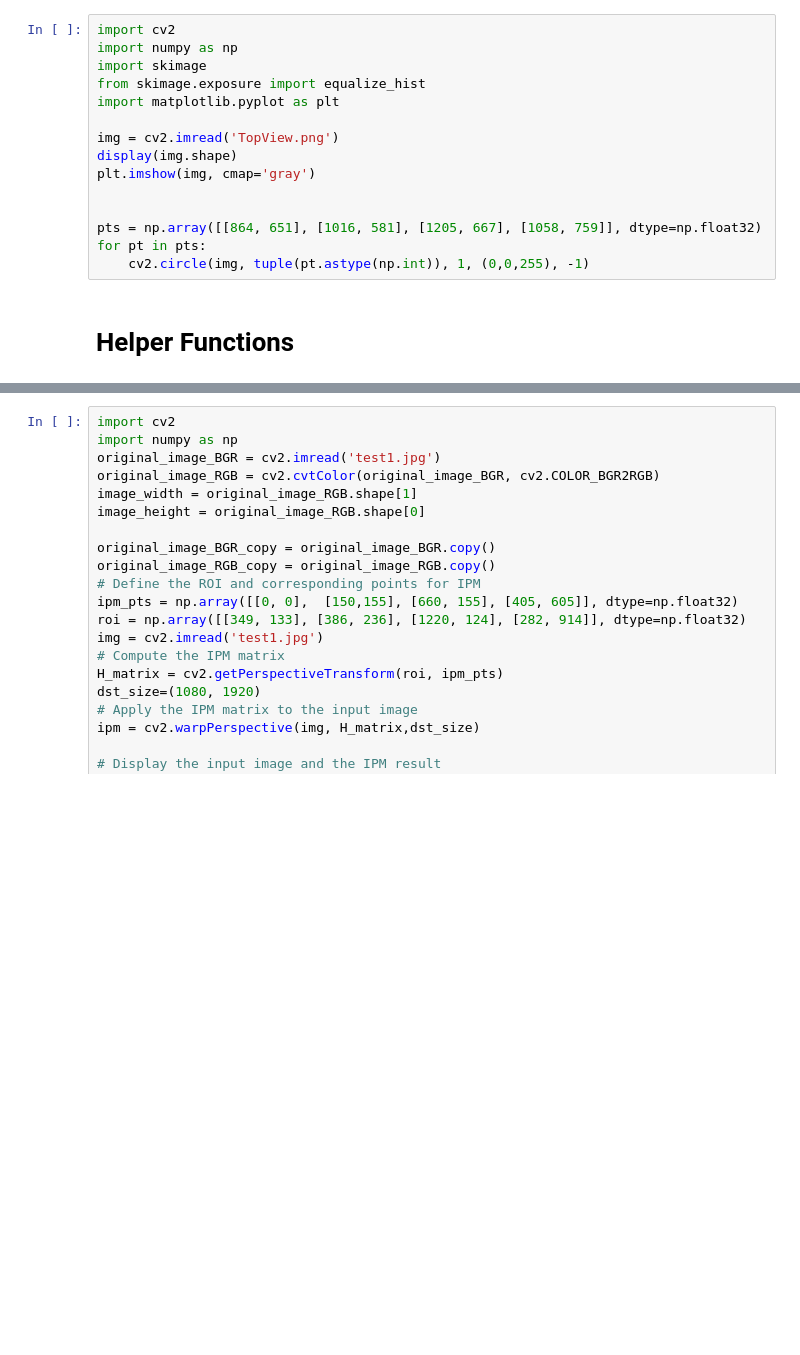
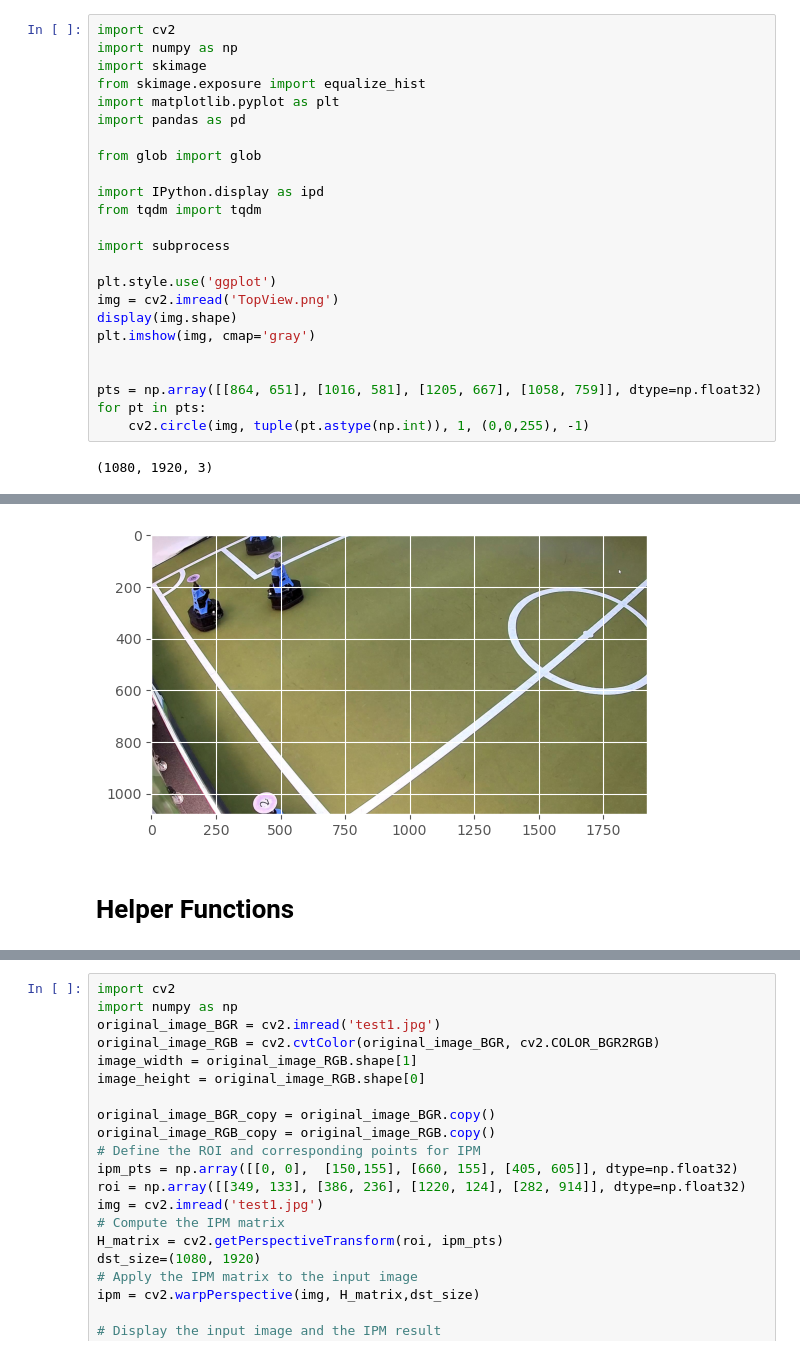
Before and after one commit to dakyazi/Auto-Referee, a Jupyter notebook: Image Transformation (to Top view)/TopView.ipynb, the cells around one changed output, grey strips where cells are left out. Cells and saved outputs as stored; diff of their text form; blank space fills up the shorter version.

```diff
--- a/Image Transformation (to Top view)/TopView.ipynb
+++ b/Image Transformation (to Top view)/TopView.ipynb
@@ -1,17 +1,26 @@
-# %%
-import cv2
-import numpy as np
-import skimage
-from skimage.exposure import equalize_hist
-import matplotlib.pyplot as plt
-
-img = cv2.imread('TopView.png')
-display(img.shape)
-plt.imshow(img, cmap='gray')
-
-
-pts = np.array([[864, 651], [1016, 581], [1205, 667], [1058, 759]], dtype=np.float32)
-for pt in pts:
-    cv2.circle(img, tuple(pt.astype(np.int)), 1, (0,0,255), -1)
-# %% [markdown]
-# Helper Functions
+# %%
+import cv2
+import numpy as np
+import skimage
+from skimage.exposure import equalize_hist
+import matplotlib.pyplot as plt
+import pandas as pd
+
+from glob import glob
+
+import IPython.display as ipd
+from tqdm import tqdm
+
+import subprocess
+
+plt.style.use('ggplot')
+img = cv2.imread('TopView.png')
+display(img.shape)
+plt.imshow(img, cmap='gray')
+
+
+pts = np.array([[864, 651], [1016, 581], [1205, 667], [1058, 759]], dtype=np.float32)
+for pt in pts:
+    cv2.circle(img, tuple(pt.astype(np.int)), 1, (0,0,255), -1)
+# %% [output]
+(1080, 1920, 3)
@@ -18,3 +29,6 @@ for pt in pts:
+[figure, added]
+# %% [markdown]
+# Helper Functions
 # %%
 def get_image_boxes(outputs, image_width, image_height, classes, confidence_threshold=0.4, nms_threshold=0.3):
     class_ids = []
```
Also changed, not shown: parts of 23 cells of this notebook, 5 other files.
